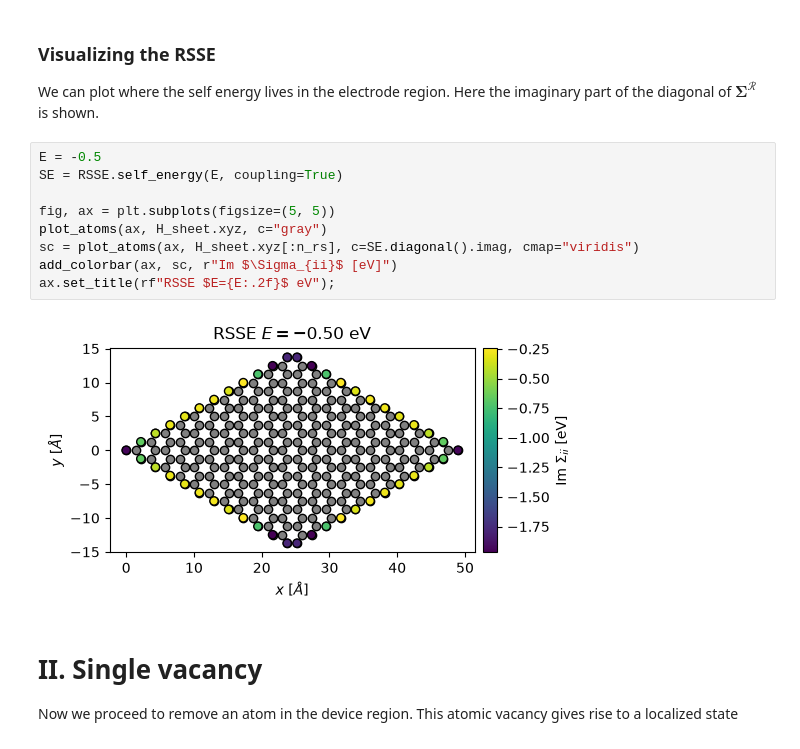
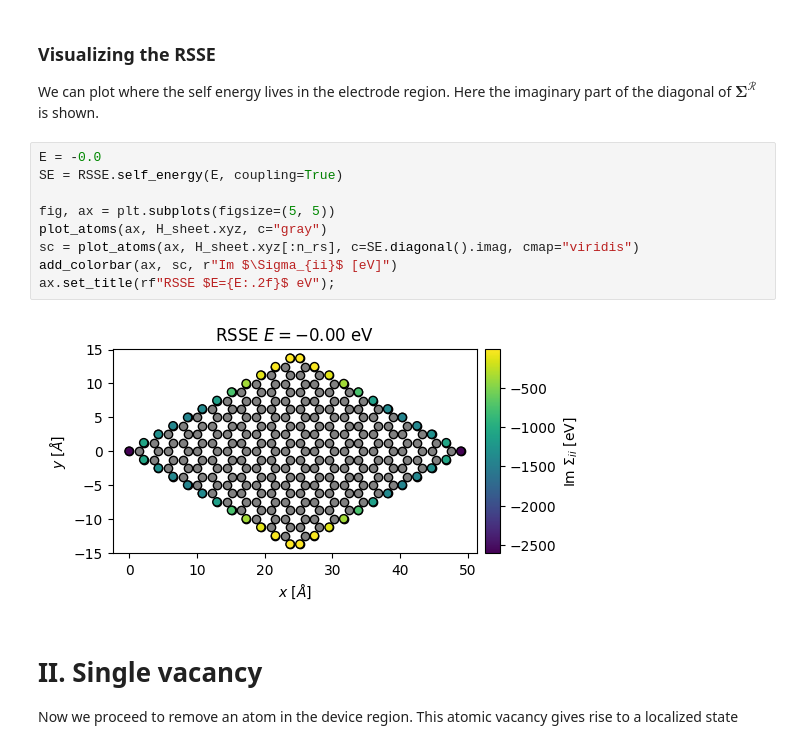
Before and after one commit to alananaya230798/Transiesta_School_2026, a Jupyter notebook: RealSpaceSelfEnergy/RealSpaceSelfEnergies.ipynb, the cells around one changed output. Drawn from its saved outputs; the diff is of its cells as text.

```diff
--- a/RealSpaceSelfEnergy/RealSpaceSelfEnergies.ipynb
+++ b/RealSpaceSelfEnergy/RealSpaceSelfEnergies.ipynb
@@ -263,16 +263,16 @@ ax.set_title(rf"LDOS $E={En[iE0]:.2f}$ eV");
 ### Visualizing the RSSE
 We can plot where the self energy lives in the electrode region. Here the imaginary part of the diagonal of $\boldsymbol\Sigma^{\mathcal R}$ is shown.
 # %%
-E = -0.5
+E = -0.0
 SE = RSSE.self_energy(E, coupling=True)
 
 fig, ax = plt.subplots(figsize=(5, 5))
 plot_atoms(ax, H_sheet.xyz, c="gray")
 sc = plot_atoms(ax, H_sheet.xyz[:n_rs], c=SE.diagonal().imag, cmap="viridis")
 add_colorbar(ax, sc, r"Im $\Sigma_{ii}$ [eV]")
 ax.set_title(rf"RSSE $E={E:.2f}$ eV");
 # %% [output]
-[figure, old version]
+[figure, new version]
 # %% [markdown]
 # II. Single vacancy
 Now we proceed to remove an atom in the device region. This atomic vacancy gives rise to a localized state
```
Also changed, not shown: parts of 45 cells of this notebook, 32 other files.
